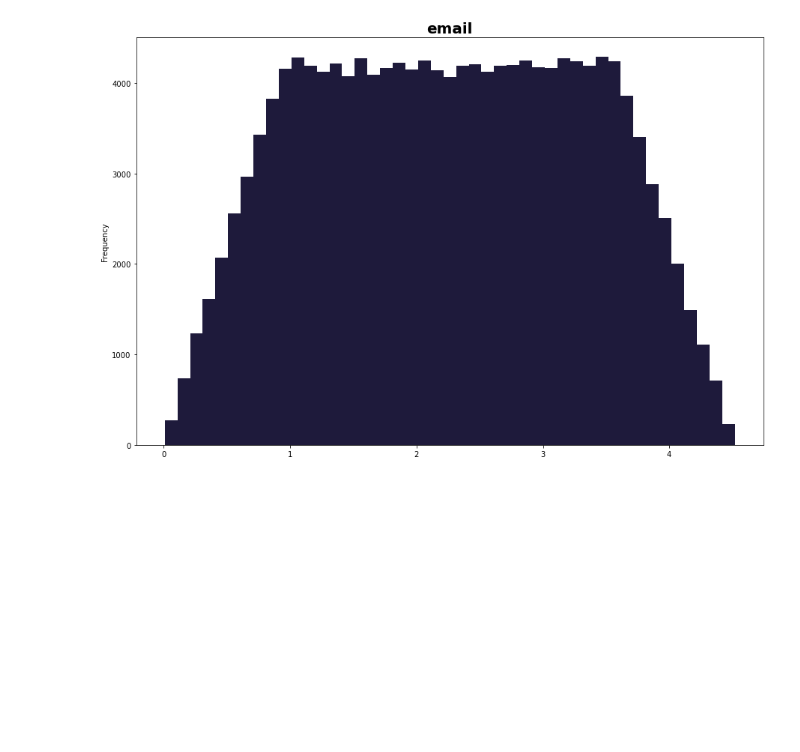
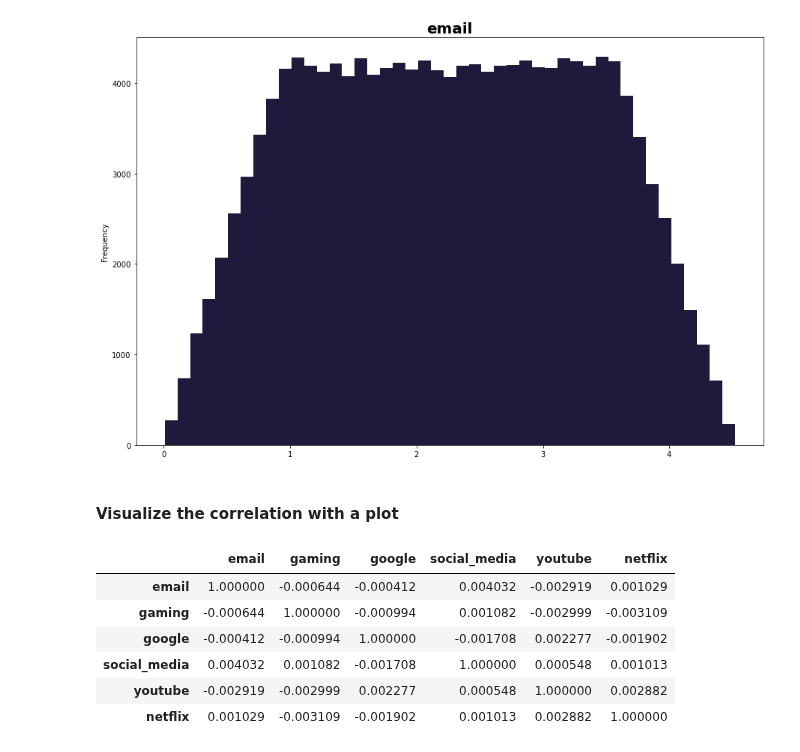
Before and after one commit to Melak2017/Telecommunication-Data-Analysis, a Jupyter notebook: Jup_Notebooks/Data_Exploration.ipynb, the cells around one changed output. Cells and saved outputs as stored; diff of their text form; code cells hidden in the pictures; blank space fills up the shorter version.

```diff
--- a/Jup_Notebooks/Data_Exploration.ipynb
+++ b/Jup_Notebooks/Data_Exploration.ipynb
@@ -253,3 +256,19 @@ plt.title(f'email', size=20, fontweight='bold')
 plt.show()
 # %% [output]
 [figure]
+# %% [markdown]
+#### Visualize the correlation with a plot
+# %%
+#important_features = [ 'social_media', 'google', 'email', 'youtube', 'netflix','gaming']
+corr_analysis = df[['email', 'gaming',
+                    'google', 'social_media', 'youtube',
+                   'netflix']].corr()
+corr_analysis
+# %% [output]
+|  | email | gaming | google | social_media | youtube | netflix |
+| email | 1.000000 | -0.000644 | -0.000412 | 0.004032 | -0.002919 | 0.001029 |
+| gaming | -0.000644 | 1.000000 | -0.000994 | 0.001082 | -0.002999 | -0.003109 |
+| google | -0.000412 | -0.000994 | 1.000000 | -0.001708 | 0.002277 | -0.001902 |
+| social_media | 0.004032 | 0.001082 | -0.001708 | 1.000000 | 0.000548 | 0.001013 |
+| youtube | -0.002919 | -0.002999 | 0.002277 | 0.000548 | 1.000000 | 0.002882 |
+| netflix | 0.001029 | -0.003109 | -0.001902 | 0.001013 | 0.002882 | 1.000000 |
```
Also changed, not shown: parts of 2 cells of this notebook.
